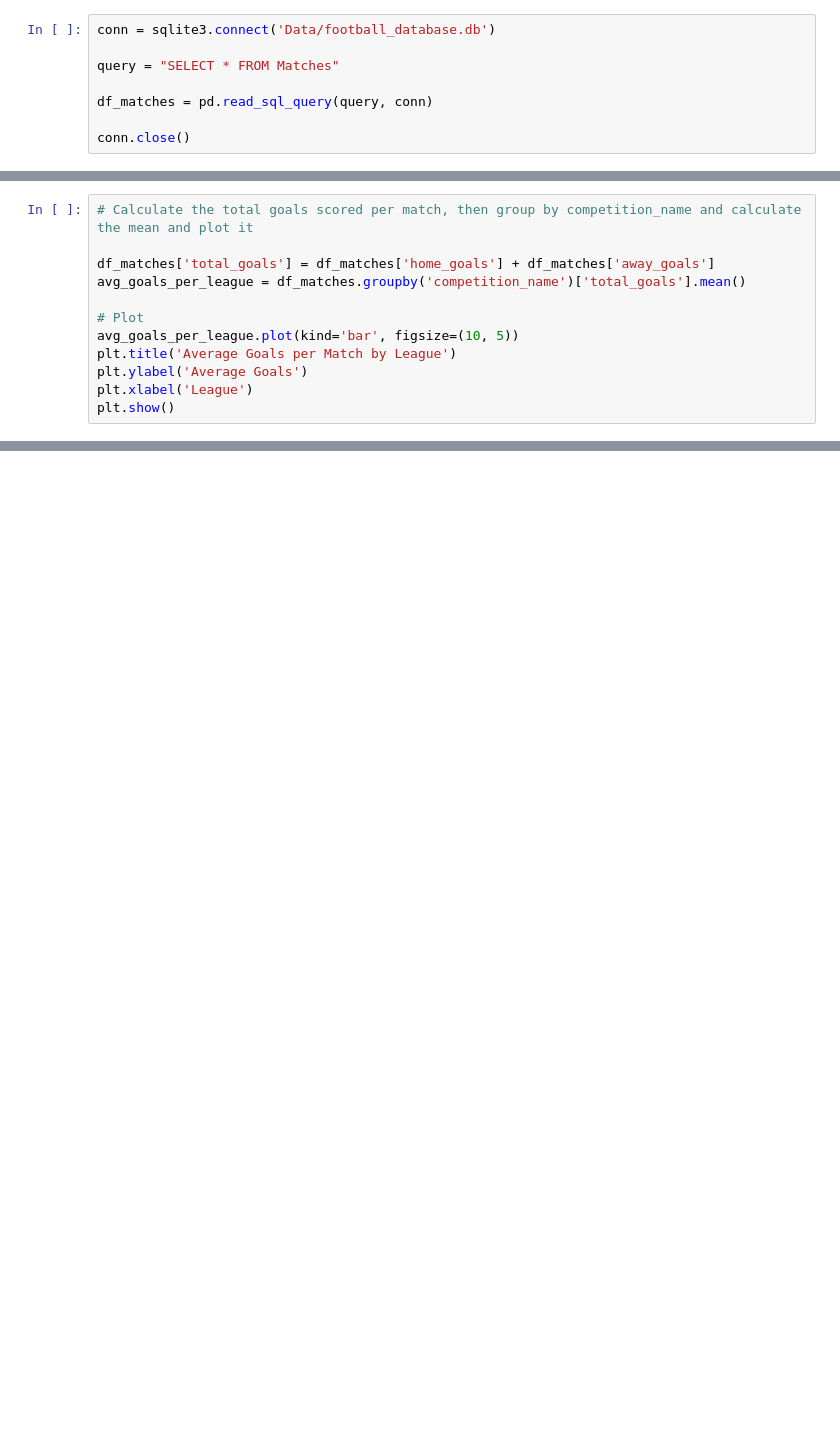
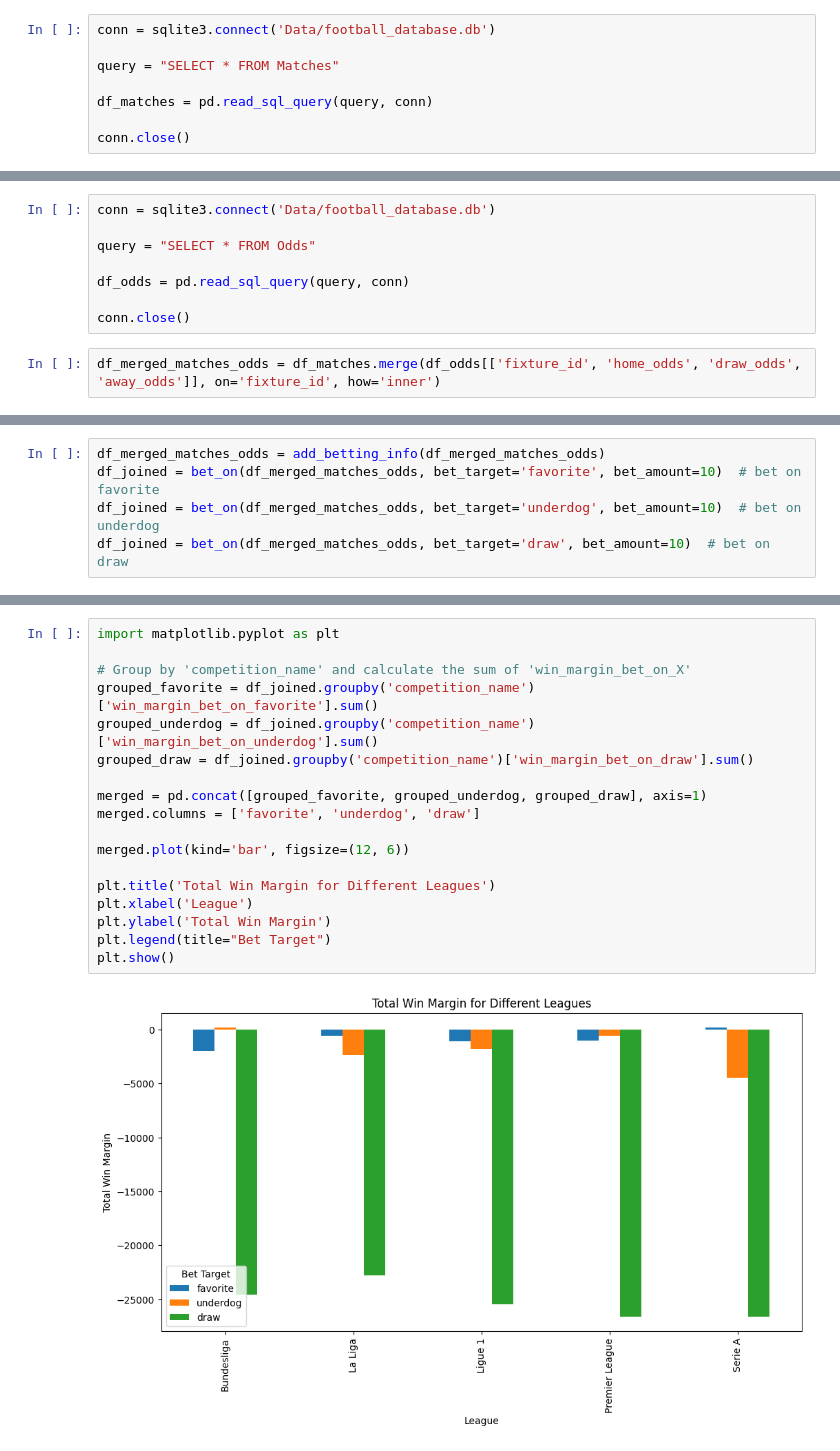
Before and after one commit to david-anders1/prediction-football, a Jupyter notebook: analysis.ipynb, the cells around one changed output, grey strips where cells are left out. Saved outputs shown, nothing was run; the diff lists cells and outputs as text; blank space fills up the shorter version.

Commit message:
feat: Add basic analysis for betting on the favorite, underdog and draw as well as league comparison

```diff
--- a/analysis.ipynb
+++ b/analysis.ipynb
@@ -29,12 +27,0 @@ df_matches
-# %%
-# Calculate the total goals scored per match, then group by competition_name and calculate the mean and plot it
-
-df_matches['total_goals'] = df_matches['home_goals'] + df_matches['away_goals']
-avg_goals_per_league = df_matches.groupby('competition_name')['total_goals'].mean()
-
-# Plot
-avg_goals_per_league.plot(kind='bar', figsize=(10, 5))
-plt.title('Average Goals per Match by League')
-plt.ylabel('Average Goals')
-plt.xlabel('League')
-plt.show()
@@ -42,0 +28,10 @@ plt.show()
+# %%
+conn = sqlite3.connect('Data/football_database.db')
+
+query = "SELECT * FROM Odds"
+
+df_odds = pd.read_sql_query(query, conn)
+
+conn.close()
+# %%
+df_merged_matches_odds = df_matches.merge(df_odds[['fixture_id', 'home_odds', 'draw_odds', 'away_odds']], on='fixture_id', how='inner')
@@ -42,0 +114,5 @@ plt.show()
+# %%
+df_merged_matches_odds = add_betting_info(df_merged_matches_odds)
+df_joined = bet_on(df_merged_matches_odds, bet_target='favorite', bet_amount=10)  # bet on favorite
+df_joined = bet_on(df_merged_matches_odds, bet_target='underdog', bet_amount=10)  # bet on underdog
+df_joined = bet_on(df_merged_matches_odds, bet_target='draw', bet_amount=10)  # bet on draw
@@ -42,0 +136,20 @@ plt.show()
+# %%
+import matplotlib.pyplot as plt
+
+# Group by 'competition_name' and calculate the sum of 'win_margin_bet_on_X'
+grouped_favorite = df_joined.groupby('competition_name')['win_margin_bet_on_favorite'].sum()
+grouped_underdog = df_joined.groupby('competition_name')['win_margin_bet_on_underdog'].sum()
+grouped_draw = df_joined.groupby('competition_name')['win_margin_bet_on_draw'].sum()
+
+merged = pd.concat([grouped_favorite, grouped_underdog, grouped_draw], axis=1)
+merged.columns = ['favorite', 'underdog', 'draw']
+
+merged.plot(kind='bar', figsize=(12, 6))
+
+plt.title('Total Win Margin for Different Leagues')
+plt.xlabel('League')
+plt.ylabel('Total Win Margin')
+plt.legend(title="Bet Target")
+plt.show()
+# %% [output]
+[figure, added]
```
Also changed, not shown: parts of 7 cells of this notebook.
